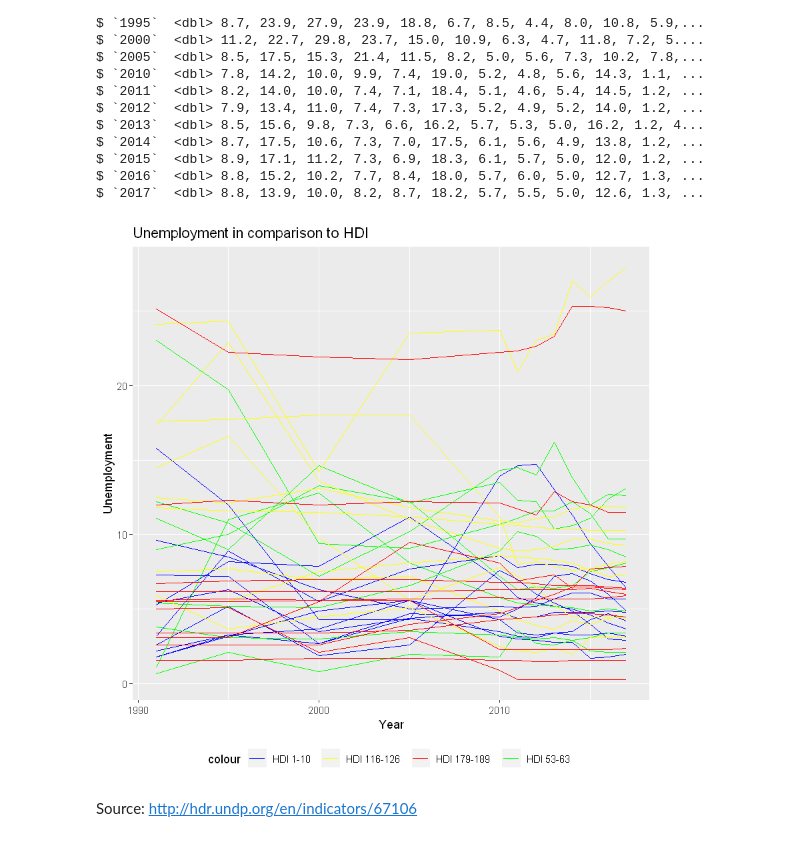
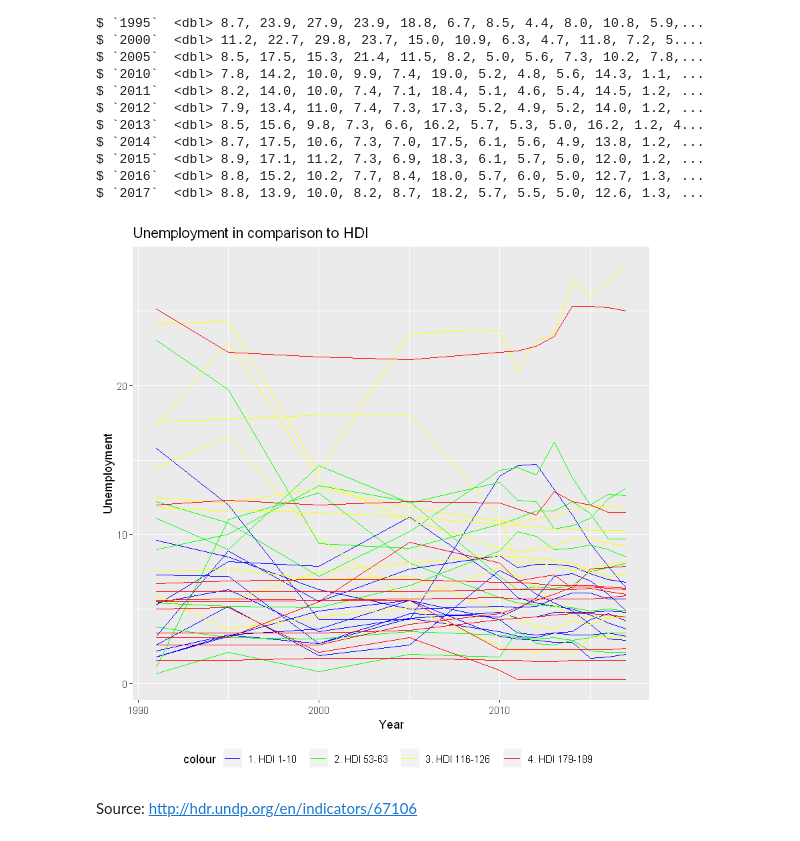
Before and after one commit to hazelerickson/data201, a Jupyter notebook: Group project - Income Index and Unemployment.ipynb, the cells around one changed output. Drawn from its saved outputs; the diff is of its cells as text; code cells hidden in the pictures.

```diff
--- a/Group project - Income Index and Unemployment.ipynb
+++ b/Group project - Income Index and Unemployment.ipynb
@@ -138,14 +138,14 @@ unemployment_low <- convert_to_long(unemployment, low)
 unemployment_lowest <- convert_to_long(unemployment, lowest)
 # %%
 ggplot() +
-    geom_line(data = unemployment_highest, aes(x = Year, y = Factor, group = Country, color = 'HDI 1-10'))  +
-    geom_line(data = unemployment_high, aes(x = Year, y = Factor, group = Country, color = 'HDI 53-63')) +
-    geom_line(data = unemployment_low, aes(x = Year, y = Factor, group = Country, color = 'HDI 116-126')) +
-    geom_line(data = unemployment_lowest, aes(x = Year, y = Factor, group = Country, color = 'HDI 179-189')) +
-    scale_color_manual(values = c('HDI 1-10' = 'blue', 'HDI 53-63' = 'green', 'HDI 116-126' = 'yellow', 'HDI 179-189' = 'red')) +
+    geom_line(data = unemployment_highest, aes(x = Year, y = Factor, group = Country, color = '1. HDI 1-10'))  +
+    geom_line(data = unemployment_high, aes(x = Year, y = Factor, group = Country, color = '2. HDI 53-63')) +
+    geom_line(data = unemployment_low, aes(x = Year, y = Factor, group = Country, color = '3. HDI 116-126')) +
+    geom_line(data = unemployment_lowest, aes(x = Year, y = Factor, group = Country, color = '4. HDI 179-189')) +
+    scale_color_manual(values = c('1. HDI 1-10' = 'blue', '2. HDI 53-63' = 'green', '3. HDI 116-126' = 'yellow', '4. HDI 179-189' = 'red')) +
     ggtitle('Unemployment in comparison to HDI') + xlab('Year') + ylab('Unemployment') + theme(legend.position = ("bottom"))
 # %% [output]
-[figure, old version]
+[figure, new version]
 # %% [markdown]
 Source: http://hdr.undp.org/en/indicators/67106
 # %%
```
Also changed, not shown: parts of 8 cells of this notebook.
